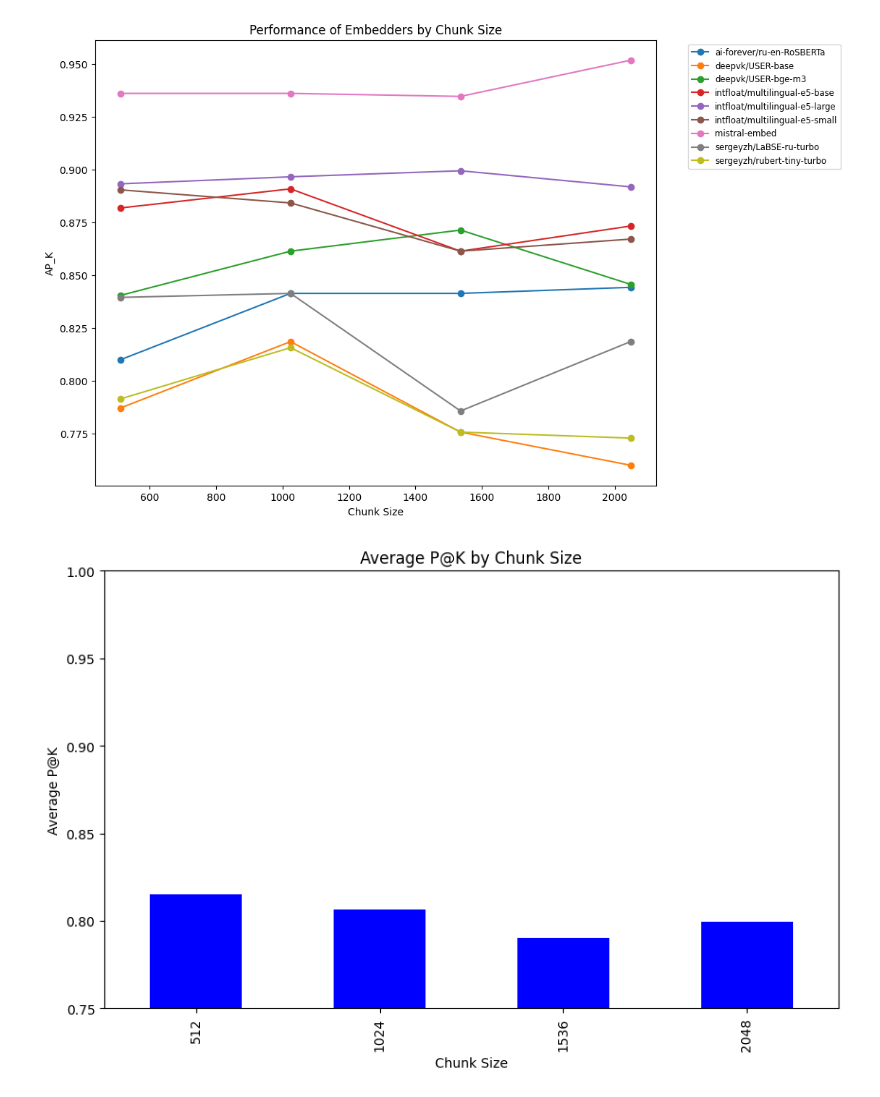
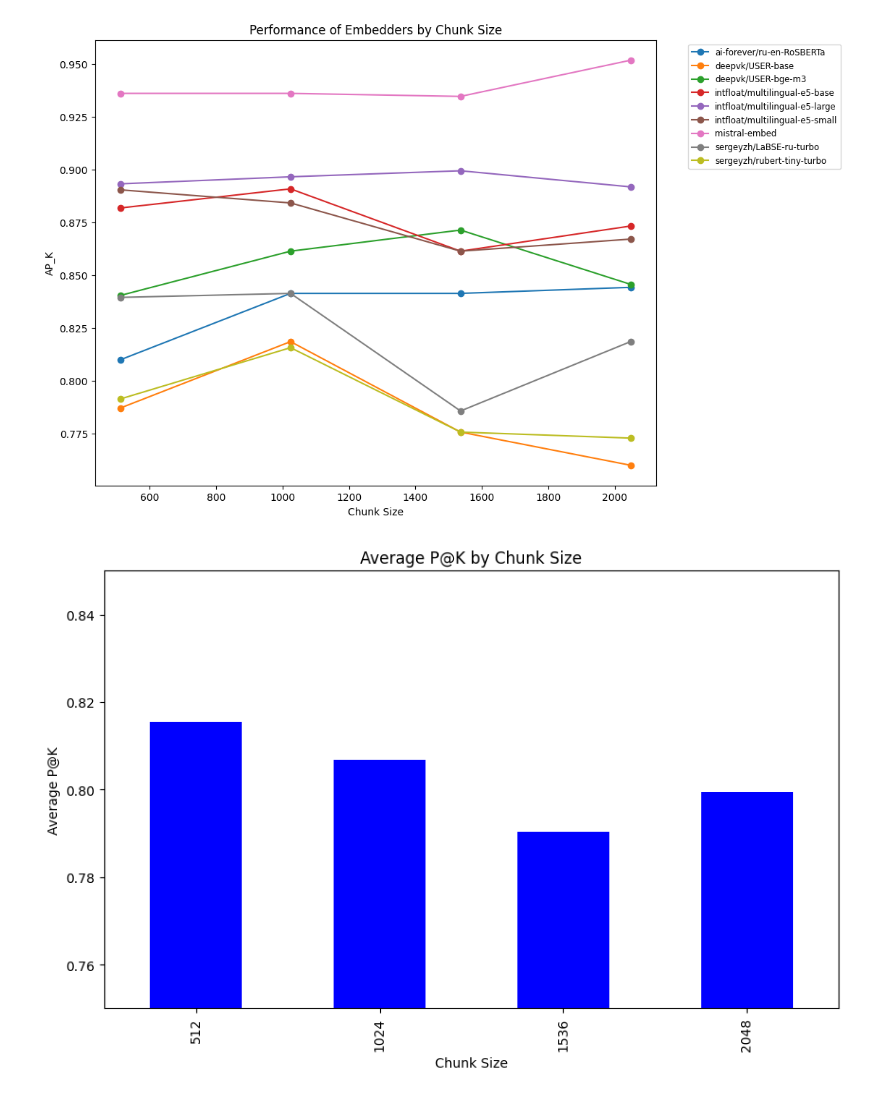
Before and after one commit to Daniil-Solo/RAG-On-Obsidian, a Jupyter notebook: experiments/notebooks/visualization.ipynb, the cells around one changed output. Drawn from its saved outputs; the diff is of its cells as text; code cells hidden in the pictures.

```diff
--- a/experiments/notebooks/visualization.ipynb
+++ b/experiments/notebooks/visualization.ipynb
@@ -47,11 +47,11 @@ plt.show()
 # %%
 mean_values = metrics_results.groupby('chunk_size')['AP_K'].mean()
 
 mean_values.plot(kind='bar', color='blue', figsize=(10, 6))
 plt.xlabel('Chunk Size')
 plt.ylabel('Average P@K')
 plt.title('Average P@K by Chunk Size')
-plt.ylim(0.75, 1.0)
+plt.ylim(0.75, 0.85)
 plt.show()
 # %% [output]
-[figure, old version]
+[figure, new version]
```
Also changed, not shown: 4 other files.
